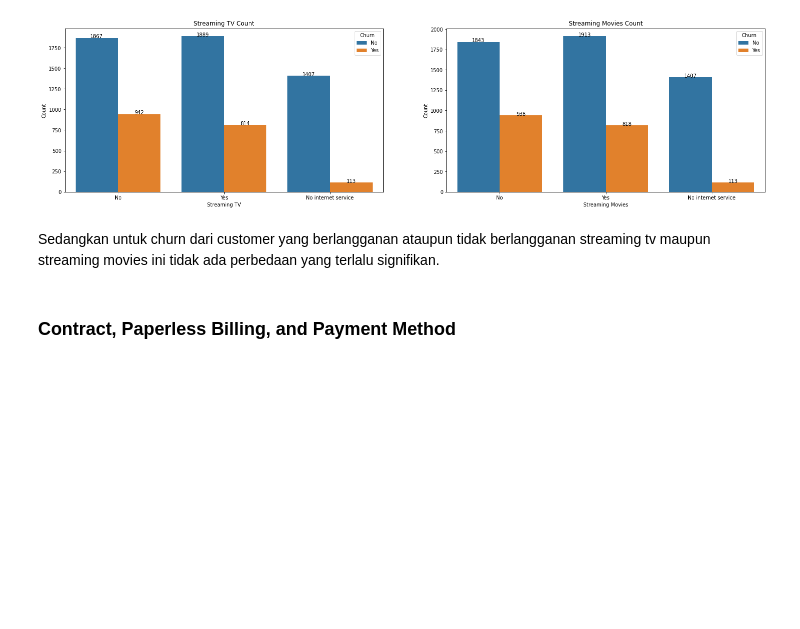
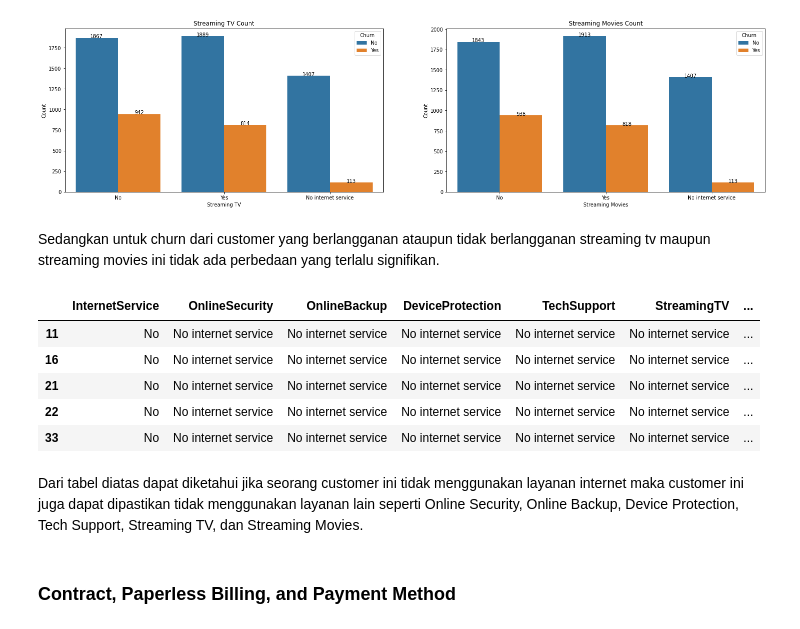
Before and after one commit to Penzragon/h8dsft_Milestone1P2, a Jupyter notebook: script.ipynb, the cells around one changed output. Drawn from its saved outputs; the diff is of its cells as text; code cells hidden in the pictures; blank space fills up the shorter version.

```diff
--- a/script.ipynb
+++ b/script.ipynb
@@ -507,6 +518,17 @@ plt.show()
 [figure]
 # %% [markdown]
 Sedangkan untuk churn dari customer yang berlangganan ataupun tidak berlangganan streaming tv maupun streaming movies ini tidak ada perbedaan yang terlalu signifikan.
+# %%
+customer[customer.InternetService == 'No'][['InternetService', 'OnlineSecurity', 'OnlineBackup', 'DeviceProtection', 'TechSupport', 'StreamingTV', 'StreamingMovies']].head()
+# %% [output]
+|  | InternetService | OnlineSecurity | OnlineBackup | DeviceProtection | TechSupport | StreamingTV | ... |
+| 11 | No | No internet service | No internet service | No internet service | No internet service | No internet service | ... |
+| 16 | No | No internet service | No internet service | No internet service | No internet service | No internet service | ... |
+| 21 | No | No internet service | No internet service | No internet service | No internet service | No internet service | ... |
+| 22 | No | No internet service | No internet service | No internet service | No internet service | No internet service | ... |
+| 33 | No | No internet service | No internet service | No internet service | No internet service | No internet service | ... |
+# %% [markdown]
+Dari tabel diatas dapat diketahui jika seorang customer ini tidak menggunakan layanan internet maka customer ini juga dapat dipastikan tidak menggunakan layanan lain seperti Online Security, Online Backup, Device Protection, Tech Support, Streaming TV, dan Streaming Movies.
 # %% [markdown]
 ### Contract, Paperless Billing, and Payment Method
 # %%
```
Also changed, not shown: parts of 10 cells of this notebook.
